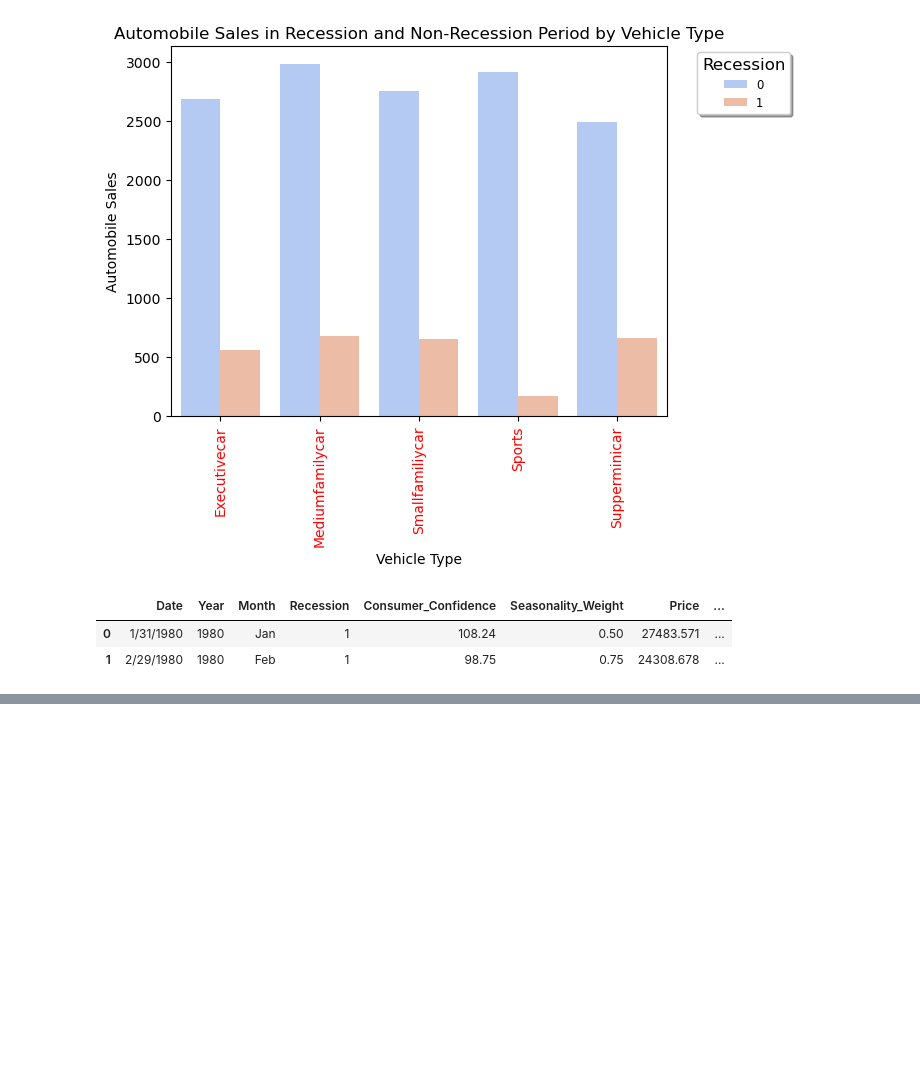
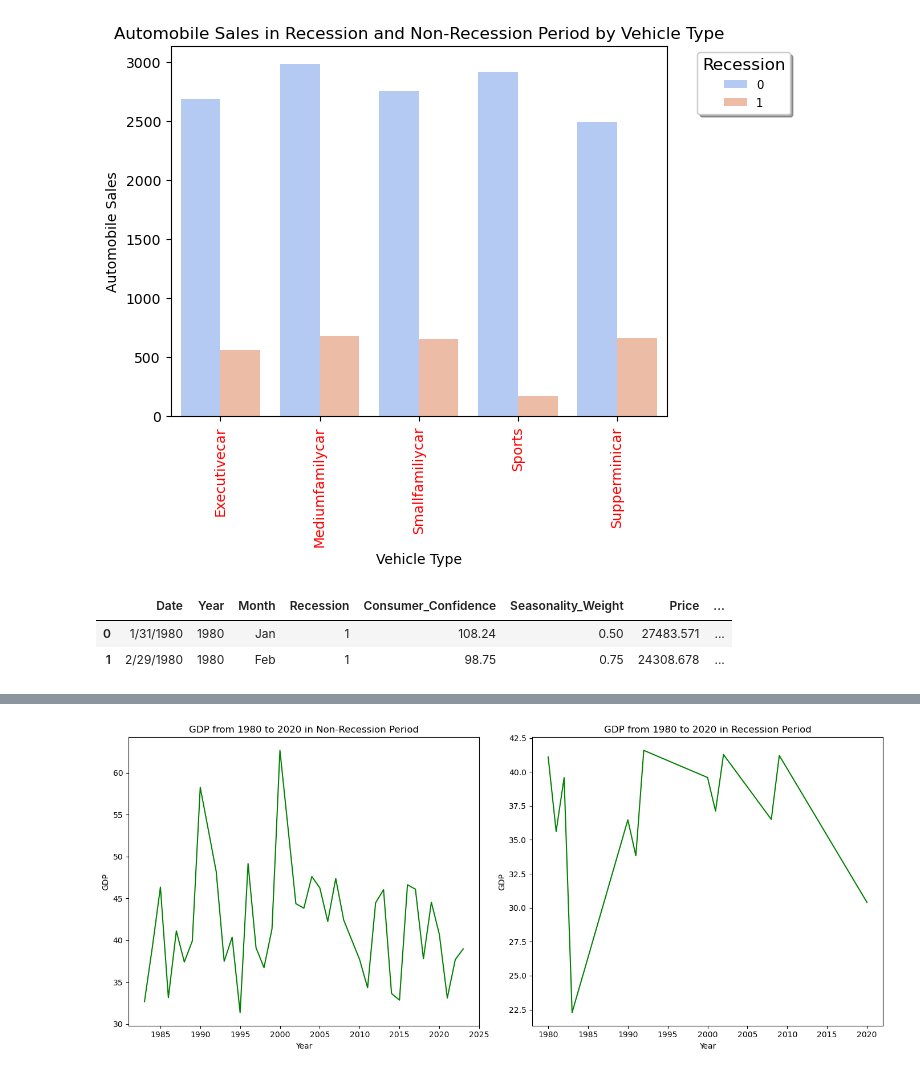
Before and after one commit to Ashraf-2/data_visualization_ibm, a Jupyter notebook: Data Visualization IBM/final_assignment/assignment_part_1.ipynb, the cells around one changed output, grey strips where cells are left out. Saved outputs shown, nothing was run; the diff lists cells and outputs as text; code cells hidden in the pictures; blank space fills up the shorter version.

```diff
--- a/Data Visualization IBM/final_assignment/assignment_part_1.ipynb
+++ b/Data Visualization IBM/final_assignment/assignment_part_1.ipynb
@@ -414,0 +492,25 @@ recession_data.head(2)
+# %%
+# Create a figure with 1 row and 2 columns
+
+fig = plt.figure(figsize=(14, 6))
+# Create a subplot with 1 row, 2 columns
+ax0 = fig.add_subplot(1,2,1)
+ax1 = fig.add_subplot(1,2,2)
+
+# Plot the GDP for non-recession period
+sns.lineplot(data=df_gdp_yearly_non_rec, ax=ax0, color='green')
+ax0.set_title('GDP from 1980 to 2020 in Non-Recession Period')
+ax0.set_ylabel('GDP')
+ax0.set_xlabel('Year')
+
+
+# Plot the GDP for recession period
+sns.lineplot(data=df_gdp_yearly_rec, ax=ax1, color='green')
+ax1.set_title('GDP from 1980 to 2020 in Recession Period')
+ax1.set_ylabel('GDP')
+ax1.set_xlabel('Year')
+
+plt.tight_layout()
+plt.show()
+# %% [output]
+[figure, added]
```
Also changed, not shown: parts of 23 cells of this notebook, 4 other files.
